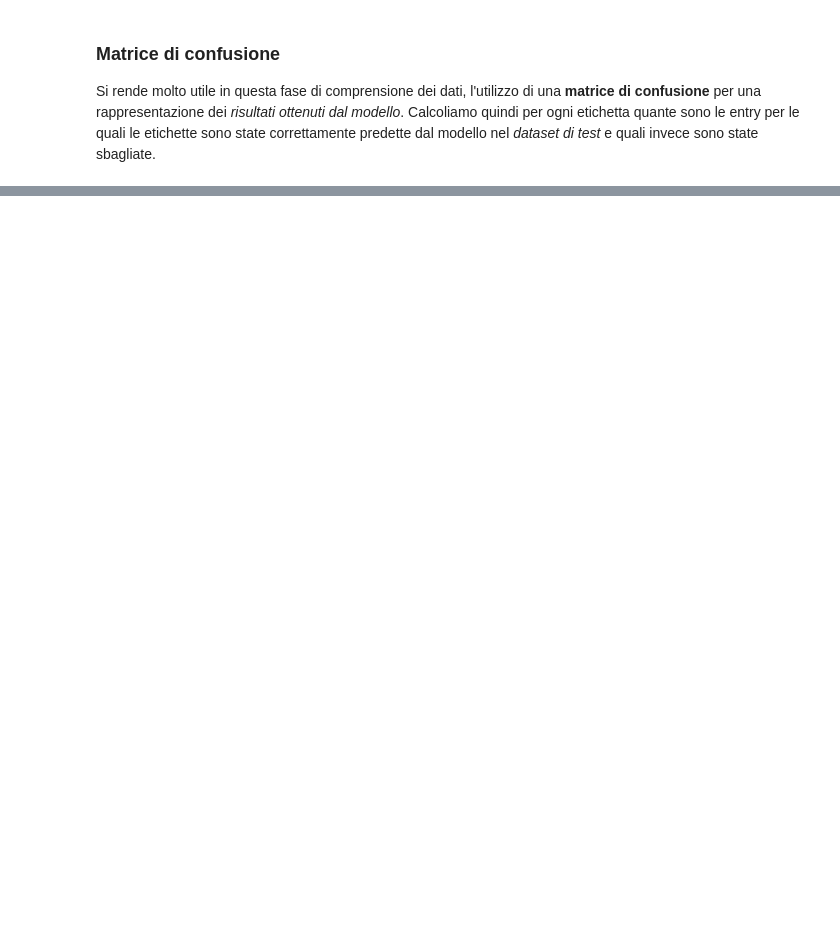
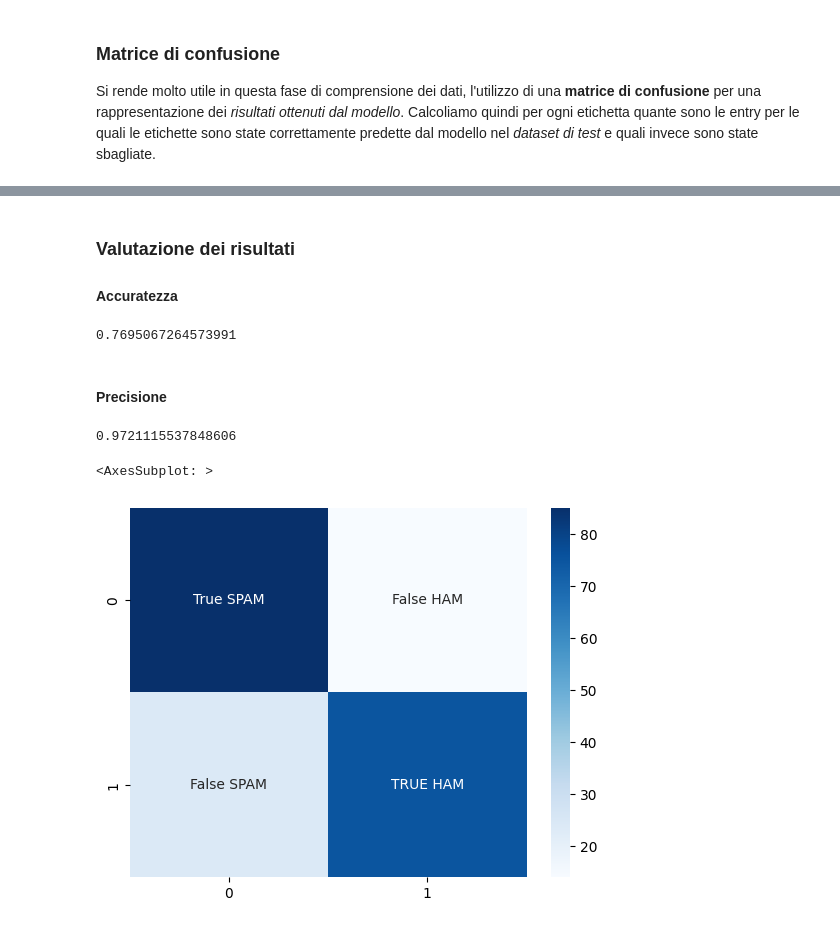
Before and after one commit to SimoneC24/text-spam-checker, a Jupyter notebook: REAMDE.ipynb, the cells around one changed output, grey strips where cells are left out. Saved outputs shown, nothing was run; the diff lists cells and outputs as text; code cells hidden in the pictures; blank space fills up the shorter version.

```diff
--- a/REAMDE.ipynb
+++ b/REAMDE.ipynb
@@ -224,0 +311,30 @@ Di seguito sono riportati articoli e fonti da cui sono state raccolte tutte le i
+# %%
+mnb = MultinomialNB()
+# %%
+mnb.fit(X_train_tokenized, y_train)
+y_predict_nb = mnb.predict(X_test_tokenized)
+# %% [markdown]
+### Valutazione dei risultati
+
+#### Accuratezza
+# %%
+nb_accuracy_score = accuracy_score(y_test, y_predict_nb)
+nb_accuracy_score
+# %% [output]
+0.7695067264573991
+# %% [markdown]
+#### Precisione
+# %%
+nb_precision_score = precision_score(y_test, y_predict_nb)
+nb_precision_score
+# %% [output]
+0.9721115537848606
+# %%
+nb_cf_matrix = confusion_matrix(y_test, y_predict_nb)
+nb_cf_matrix[0] = (nb_cf_matrix[0] / sum(nb_cf_matrix[0]))*100
+nb_cf_matrix[1] = (nb_cf_matrix[1] / sum(nb_cf_matrix[1]))*100
+# %%
+sns.heatmap(nb_cf_matrix, fmt="", cmap="Blues", annot=[["True SPAM", "False HAM"], ["False SPAM", "TRUE HAM"]])
+# %% [output]
+<AxesSubplot: >
+[figure, added]
```
Also changed, not shown: parts of 46 cells of this notebook.
